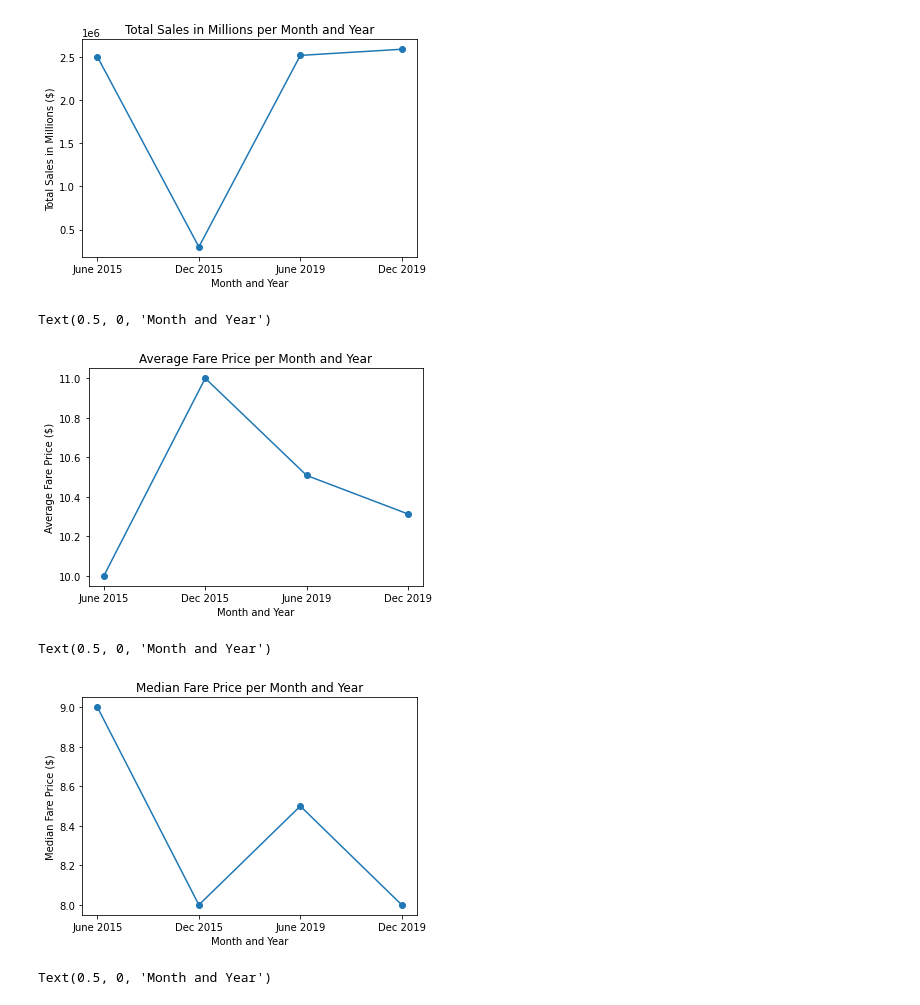
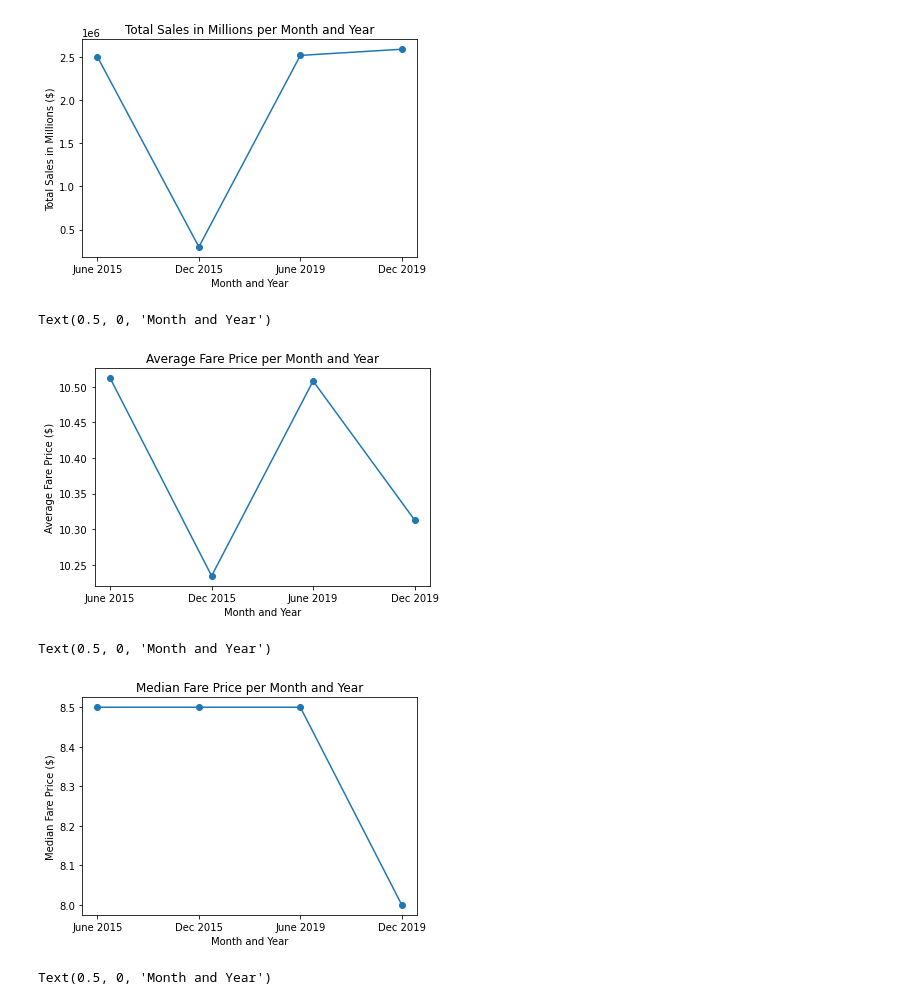
Before and after one commit to ILekawa9/Project-1, a Jupyter notebook: Yellow Taxi Price Analysis.ipynb, the cells around one changed output. Drawn from its saved outputs; the diff is of its cells as text; code cells hidden in the pictures.

```diff
--- a/Yellow Taxi Price Analysis.ipynb
+++ b/Yellow Taxi Price Analysis.ipynb
@@ -4,0 +7,4 @@ import matplotlib.pyplot as plt
+# %%
+yellow_taxi_2015_06 = "../Desktop/NYC Taxi & FHV Data/taxi_june_2015.csv"
+yt_june_2015_df = pd.read_csv(yellow_taxi_2015_06)
+yt_june_2015_df.head()
@@ -4,0 +18,16 @@ import matplotlib.pyplot as plt
+# %%
+june_15_fare_amount = yt_june_2015_df['fare_amount']
+june_15_sum = june_15_fare_amount.sum()
+june_15_mean = june_15_fare_amount.mean()
+june_15_median = june_15_fare_amount.median()
+june_15_rows = june_15_fare_amount.count()
+
+
+print(f'The total fare collected in June 2015 is ${june_15_sum}')
+print(f'The mean fare collected in June 2015 is ${june_15_mean}')
+print(f'The median fare collected in June 2015 is ${june_15_median}')
+print(f'The amount of rides in June 2015 is {june_15_rows}')
+
+june_2015_df = pd.DataFrame({'Mean': june_15_mean, 'Sum': june_15_sum, 'Median': june_15_median,
+                             'Total Rides': june_15_rows}, index=[0])
+june_2015_df
@@ -4,0 +41,5 @@ import matplotlib.pyplot as plt
+# %%
+#Dec 2015
+yellow_taxi_2015_12 = "../Desktop/NYC Taxi & FHV Data/taxi_dec_2015.csv"
+yt_dec_2015_df = pd.read_csv(yellow_taxi_2015_12)
+yt_dec_2015_df.head()
@@ -4,0 +53,16 @@ import matplotlib.pyplot as plt
+# %%
+dec_15_fare_amount = yt_dec_2015_df['fare_amount']
+dec_15_sum = dec_15_fare_amount.sum()
+dec_15_mean = dec_15_fare_amount.mean()
+dec_15_median = dec_15_fare_amount.median()
+dec_15_rows = dec_15_fare_amount.count()
+
+
+print(f'The total fare collected in June 2015 is ${dec_15_sum}')
+print(f'The mean fare collected in June 2015 is ${dec_15_mean}')
+print(f'The median fare collected in June 2015 is ${dec_15_median}')
+print(f'The amount of rides in June 2015 is {dec_15_rows}')
+
+june_2015_df = pd.DataFrame({'Mean': dec_15_mean, 'Sum': dec_15_sum, 'Median': dec_15_median,
+                             'Total Rides': dec_15_rows}, index=[0])
+june_2015_df
@@ -91,25 +162,25 @@ Text(0.5, 0, 'Month and Year')
 # %%
 #mean line plot
 x_values = ("June 2015", "Dec 2015", "June 2019", "Dec 2019")
-y_values = (10, 11, june_mean, dec_mean)
+y_values = (june_15_mean, dec_15_mean, june_mean, dec_mean)
 plt.plot(x_values, y_values, marker ='o')
 plt.title('Average Fare Price per Month and Year')
 plt.ylabel('Average Fare Price ($)')
 plt.xlabel('Month and Year')
 # %% [output]
 Text(0.5, 0, 'Month and Year')
-[figure, old version]
+[figure, new version]
 # %%
 #median line plot
 x_values = ("June 2015", "Dec 2015", "June 2019", "Dec 2019")
-y_values = (9, 8, june_median, dec_median)
+y_values = (june_15_median, dec_15_median, june_median, dec_median)
 plt.plot(x_values, y_values, marker ='o')
 plt.title('Median Fare Price per Month and Year')
 plt.ylabel('Median Fare Price ($)')
 plt.xlabel('Month and Year')
 # %% [output]
 Text(0.5, 0, 'Month and Year')
-[figure, old version]
+[figure, new version]
 # %%
 #total rides
 x_values = ("June 2015", "Dec 2015", "June 2019", "Dec 2019")
```
Also changed, not shown: parts of 7 cells of this notebook.
